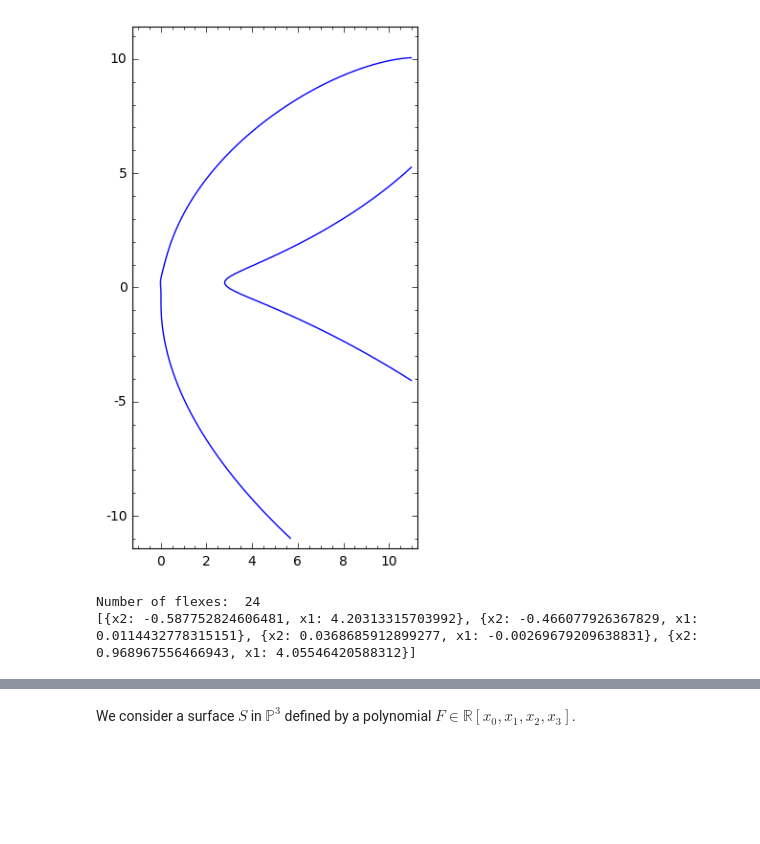
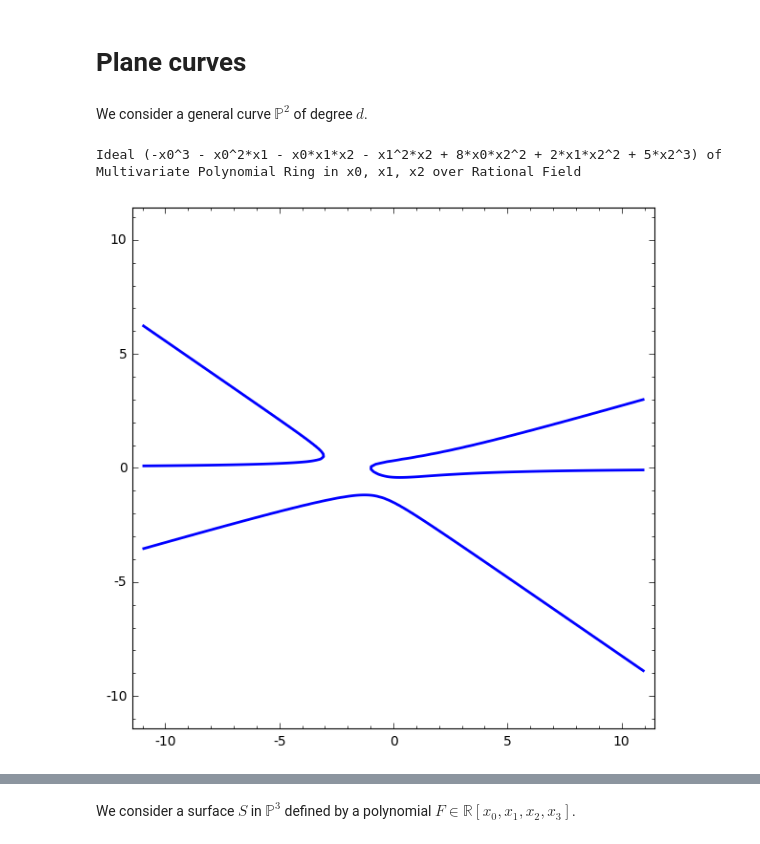
Before and after one commit to mtrager/changing-views, a Jupyter notebook: Changing Views of Curves and Surfaces.ipynb, the cells around one changed output, grey strips where cells are left out. Saved outputs shown, nothing was run; the diff lists cells and outputs as text; code cells hidden in the pictures; blank space fills up the shorter version.

```diff
--- a/Changing Views of Curves and Surfaces.ipynb
+++ b/Changing Views of Curves and Surfaces.ipynb
@@ -1,28 +0,0 @@
-# %%
-load("visualize.sage")
-load("surfaces.sage")
-load("curves.sage")
-
-R.<x0,x1,x2> = QQ[]
-
-F = general_curve(4)
-g = plot_curve(F)
-g.show()
-
-flexes = F + hessian_determinant(F)
-
-print "Number of flexes: ", flexes.hilbert_polynomial()
-
-zero = (flexes.subs(x0=1).change_ring(QQ[x1,x2])).variety(RR)
-print zero
-
-F
-
-# condition for a polynomial to have 2+2 multiplicity/ have 3 multiplicity/
-
-# for surfaces: conditions for a polynomial to have 4 multiplicity (flecnodal)
-# have 3+2, 2+2+2 (ok). Intersection with plane: 3+ramification on y, 2+2+ramification on y
-# %% [output]
-[figure, removed]
-Number of flexes:  24
-[{x2: -0.587752824606481, x1: 4.20313315703992}, {x2: -0.466077926367829, x1: 0.0114432778315151}, {x2: 0.0368685912899277, x1: -0.00269679209638831}, {x2: 0.968967556466943, x1: 4.05546420588312}]
@@ -28,0 +5,17 @@ Number of flexes:  24
+# %% [markdown]
+# Plane curves
+# %% [markdown]
+We consider a general curve $\mathbb P^2$ of degree $d$.
+# %%
+R.<x0,x1,x2> = QQ[]
+
+degree = 3
+
+F = general_curve(degree)
+print F
+
+g = plot_curve(F)
+g.show()
+# %% [output]
+Ideal (-x0^3 - x0^2*x1 - x0*x1*x2 - x1^2*x2 + 8*x0*x2^2 + 2*x1*x2^2 + 5*x2^3) of Multivariate Polynomial Ring in x0, x1, x2 over Rational Field
+[figure, added]
```
Also changed, not shown: parts of 12 cells of this notebook, 2 other files.
